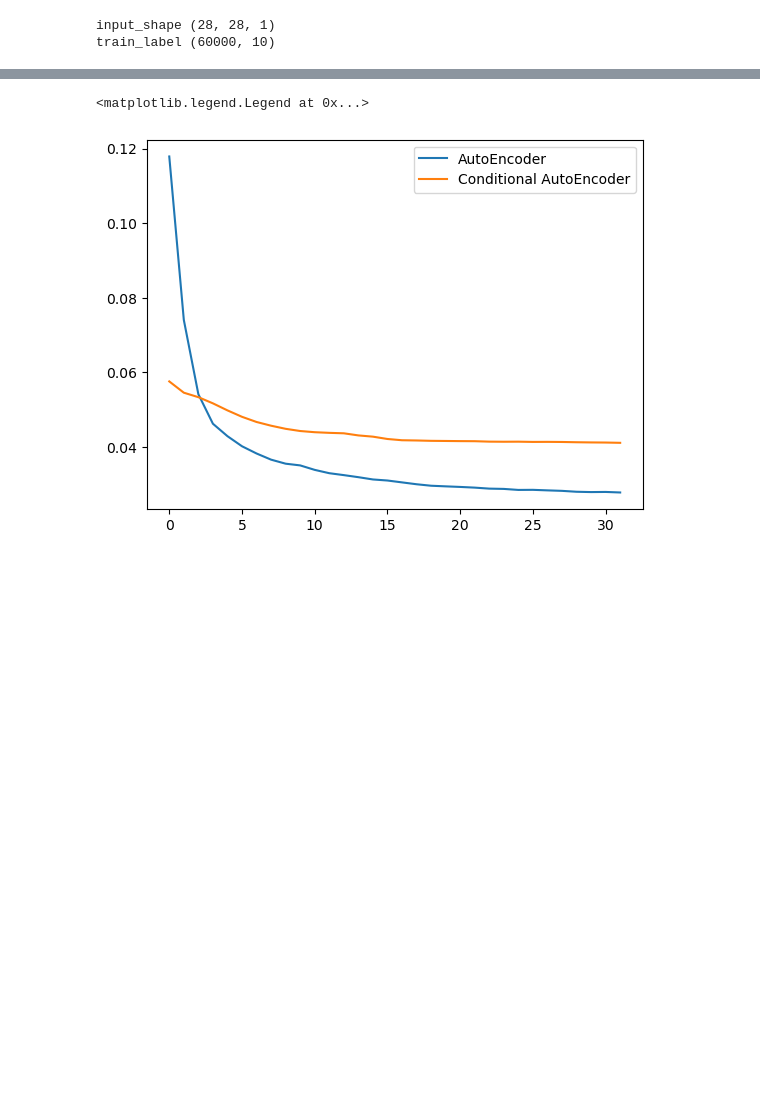
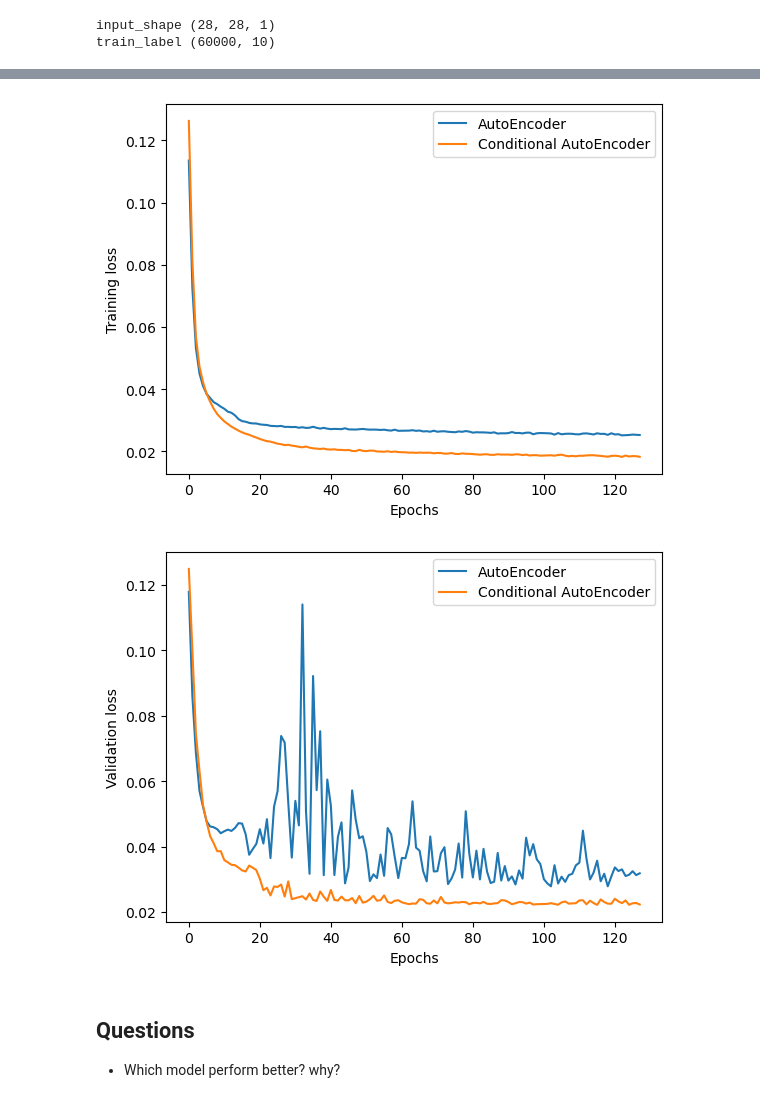
Before and after one commit to Jacobiano/ChoquetLayer, a Jupyter notebook: TP Autoencoders Mines Deep Learning.ipynb, the cells around one changed output, grey strips where cells are left out. Saved outputs shown, nothing was run; the diff lists cells and outputs as text; code cells hidden in the pictures; blank space fills up the shorter version.

```diff
--- a/TP Autoencoders Mines Deep Learning.ipynb
+++ b/TP Autoencoders Mines Deep Learning.ipynb
@@ -10,8 +8,7 @@ To enable the following instructions: SSE4.1 SSE4.2 AVX AVX2 FMA, in other opera
 # %%
 LATENT_DIM=2
 NUM_CLASSES=10
-
-NUM_EPOCHS=32
+NUM_EPOCHS=128
 # %%
 (train_images, train_label), (test_images, test_label) = tf.keras.datasets.mnist.load_data()
 train_images=np.expand_dims(train_images,axis=-1)/255.
@@ -24,6 +21,8 @@ print('train_label',train_label.shape)
 NEXAMPLES=1000
 train_images=train_images[0:NEXAMPLES]
 train_label=train_label[0:NEXAMPLES,:]
+
+test_label=tf.one_hot(test_label,NUM_CLASSES)
 # %% [output]
 input_shape (28, 28, 1)
 train_label (60000, 10)
@@ -211,3 +214,3 @@ model.compile(optimizer=tf.keras.optimizers.Adam(learning_rate=.001),
 # %%
-historymodel=model.fit(train_images,train_images,epochs=NUM_EPOCHS)
+historymodel=model.fit(train_images,train_images,validation_data=(test_images,test_images),epochs=NUM_EPOCHS)
 # %% [output]
@@ -235,3 +257,3 @@ modelCond.compile(optimizer=tf.keras.optimizers.Adam(learning_rate=.001),
 # %%
-historymodelCond=modelCond.fit([train_images,train_label],train_images,epochs=NUM_EPOCHS)
+historymodelCond=modelCond.fit([train_images,train_label],train_images,validation_data=([test_images,test_label],test_images),epochs=NUM_EPOCHS)
 # %% [output]
@@ -255,10 +286,23 @@ Epoch 32/32
 # %%
 plt.plot(historymodel.history['loss'],label='AutoEncoder')
 plt.plot(historymodelCond.history['loss'],label='Conditional AutoEncoder')
 plt.legend()
+plt.xlabel('Epochs')
+plt.ylabel('Training loss')
+plt.show()
+
+plt.plot(historymodel.history['val_loss'],label='AutoEncoder')
+plt.plot(historymodelCond.history['val_loss'],label='Conditional AutoEncoder')
+plt.legend()
+plt.xlabel('Epochs')
+plt.ylabel('Validation loss')
+plt.show()
 # %% [output]
-<matplotlib.legend.Legend at 0x...>
-[figure, old version]
+[figure, new version]
+[figure, added]
+# %% [markdown]
+## Questions
+- Which model perform better? why?
 # %%
 Z=model_encoder.predict(train_images)
 plt.scatter(Z[:,0],Z[:,1],c=np.argmax(train_label,axis=1))
```
Also changed, not shown: parts of 24 cells of this notebook.
